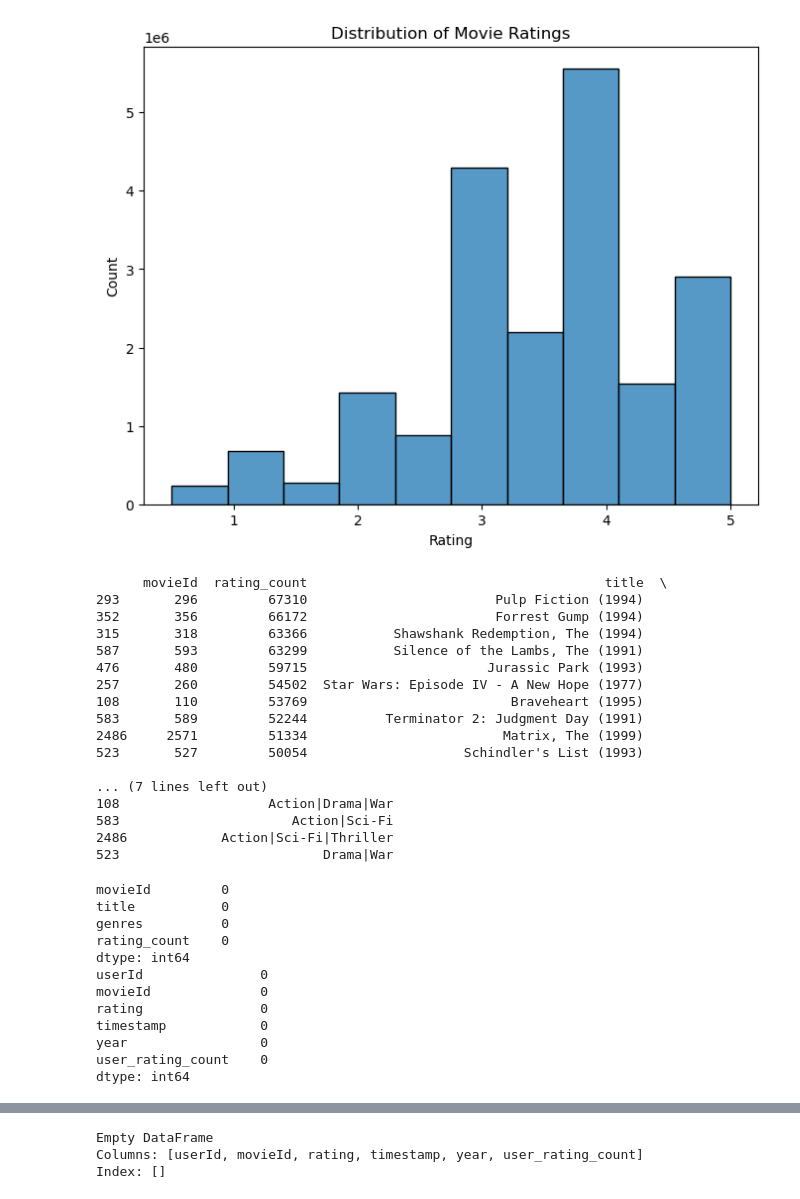
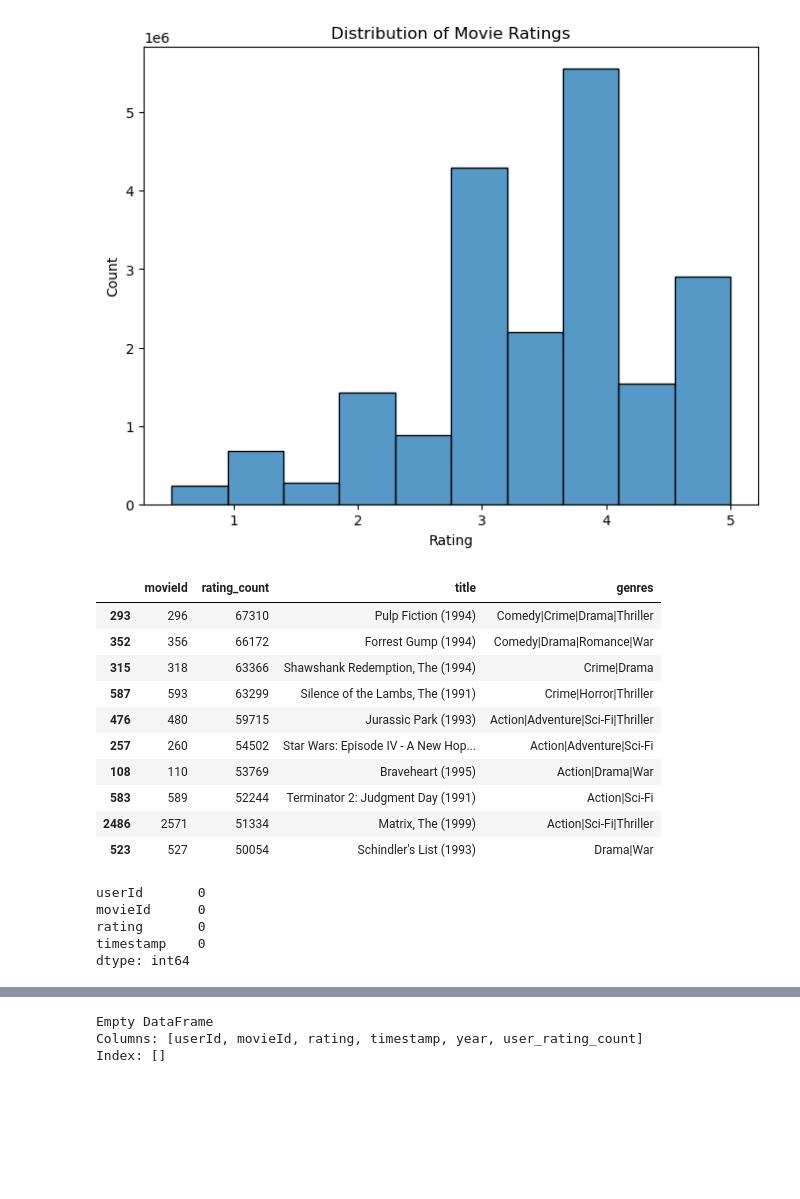
Before and after one commit to jmaloney95/Movie-Recommendation-Engine, a Jupyter notebook: notebooks/1.0-jm-initial-data-exploration.ipynb, the cells around one changed output, grey strips where cells are left out. Drawn from its saved outputs; the diff is of its cells as text; code cells hidden in the pictures; blank space fills up the shorter version.

```diff
--- a/notebooks/1.0-jm-initial-data-exploration.ipynb
+++ b/notebooks/1.0-jm-initial-data-exploration.ipynb
@@ -94,42 +82,29 @@ popular_movies = movie_ratings_count.merge(movies, on='movieId')
 popular_movies = popular_movies.sort_values(by='rating_count', ascending=False)
 # %%
 # Display top 10 rated movies
-print(popular_movies.head(10))
+popular_movies.head(10)
 # %% [output]
-      movieId  rating_count                                      title  \
-293       296         67310                        Pulp Fiction (1994)
-352       356         66172                        Forrest Gump (1994)
-315       318         63366           Shawshank Redemption, The (1994)
-587       593         63299           Silence of the Lambs, The (1991)
-476       480         59715                       Jurassic Park (1993)
-257       260         54502  Star Wars: Episode IV - A New Hope (1977)
-108       110         53769                          Braveheart (1995)
-583       589         52244          Terminator 2: Judgment Day (1991)
-2486     2571         51334                         Matrix, The (1999)
-523       527         50054                    Schindler's List (1993)
-
-... (7 lines left out)
-108                   Action|Drama|War
-583                      Action|Sci-Fi
-2486            Action|Sci-Fi|Thriller
-523                          Drama|War
+|  | movieId | rating_count | title | genres |
+| 293 | 296 | 67310 | Pulp Fiction (1994) | Comedy|Crime|Drama|Thriller |
+| 352 | 356 | 66172 | Forrest Gump (1994) | Comedy|Drama|Romance|War |
+| 315 | 318 | 63366 | Shawshank Redemption, The (1994) | Crime|Drama |
+| 587 | 593 | 63299 | Silence of the Lambs, The (1991) | Crime|Horror|Thriller |
+| 476 | 480 | 59715 | Jurassic Park (1993) | Action|Adventure|Sci-Fi|Thriller |
+| 257 | 260 | 54502 | Star Wars: Episode IV - A New Hop... | Action|Adventure|Sci-Fi |
+| 108 | 110 | 53769 | Braveheart (1995) | Action|Drama|War |
+| 583 | 589 | 52244 | Terminator 2: Judgment Day (1991) | Action|Sci-Fi |
+| 2486 | 2571 | 51334 | Matrix, The (1999) | Action|Sci-Fi|Thriller |
+| 523 | 527 | 50054 | Schindler's List (1993) | Drama|War |
 # %%
 # Check for missing values
-print(movies.isnull().sum())
-print(ratings.isnull().sum())
+movies.isnull().sum()
+ratings.isnull().sum()
 # %% [output]
-movieId         0
-title           0
-genres          0
-rating_count    0
+userId       0
+movieId      0
+rating       0
+timestamp    0
 dtype: int64
-userId               0
-movieId              0
-rating               0
-timestamp            0
-year                 0
-user_rating_count    0
-dtype: int64
 # %%
 # Convert timestamps
 ratings['timestamp'] = pd.to_datetime(ratings['timestamp'])
```
Also changed, not shown: parts of 4 cells of this notebook.
